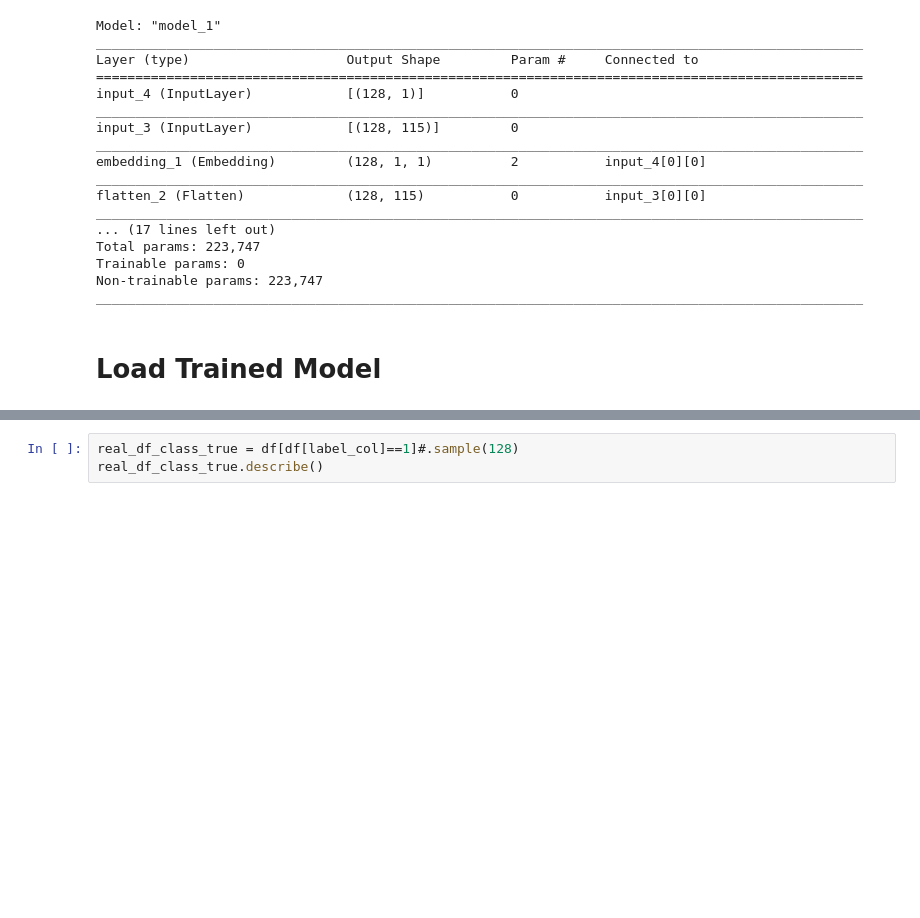
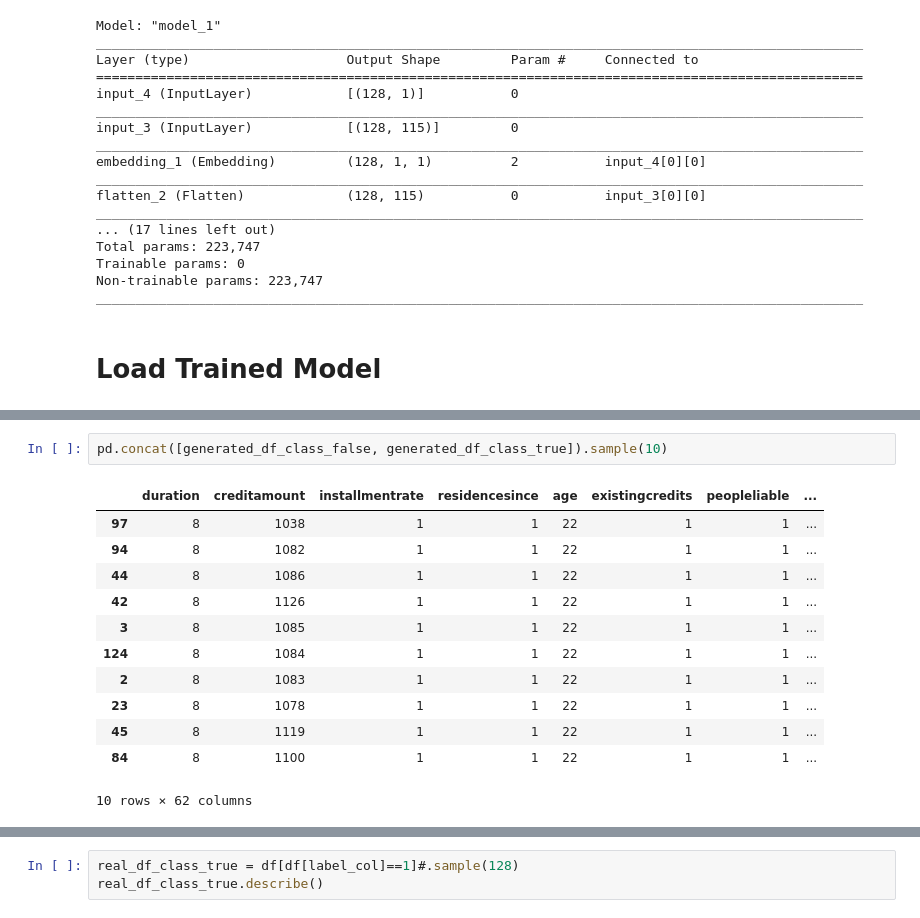
Before and after one commit to guyfreund/data_drift_detection, a Jupyter notebook: src/pipeline/data_generation/german_credit_generative_model_training.ipynb, the cells around one changed output, grey strips where cells are left out. Cells and saved outputs as stored; diff of their text form; blank space fills up the shorter version.

```diff
--- a/src/pipeline/data_generation/german_credit_generative_model_training.ipynb
+++ b/src/pipeline/data_generation/german_credit_generative_model_training.ipynb
@@ -264,3 +290,18 @@ generated_df_class_false
+# %%
+pd.concat([generated_df_class_false, generated_df_class_true]).sample(10)
+# %% [output]
+|  | duration | creditamount | installmentrate | residencesince | age | existingcredits | peopleliable | ... |
+| 97 | 8 | 1038 | 1 | 1 | 22 | 1 | 1 | ... |
+| 94 | 8 | 1082 | 1 | 1 | 22 | 1 | 1 | ... |
+| 44 | 8 | 1086 | 1 | 1 | 22 | 1 | 1 | ... |
+| 42 | 8 | 1126 | 1 | 1 | 22 | 1 | 1 | ... |
+| 3 | 8 | 1085 | 1 | 1 | 22 | 1 | 1 | ... |
+| 124 | 8 | 1084 | 1 | 1 | 22 | 1 | 1 | ... |
+| 2 | 8 | 1083 | 1 | 1 | 22 | 1 | 1 | ... |
+| 23 | 8 | 1078 | 1 | 1 | 22 | 1 | 1 | ... |
+| 45 | 8 | 1119 | 1 | 1 | 22 | 1 | 1 | ... |
+| 84 | 8 | 1100 | 1 | 1 | 22 | 1 | 1 | ... |
+10 rows × 62 columns
 # %%
 generated_df_class_true.describe()
 # %% [output]
```
Also changed, not shown: parts of 7 cells of this notebook, 3 other files.
